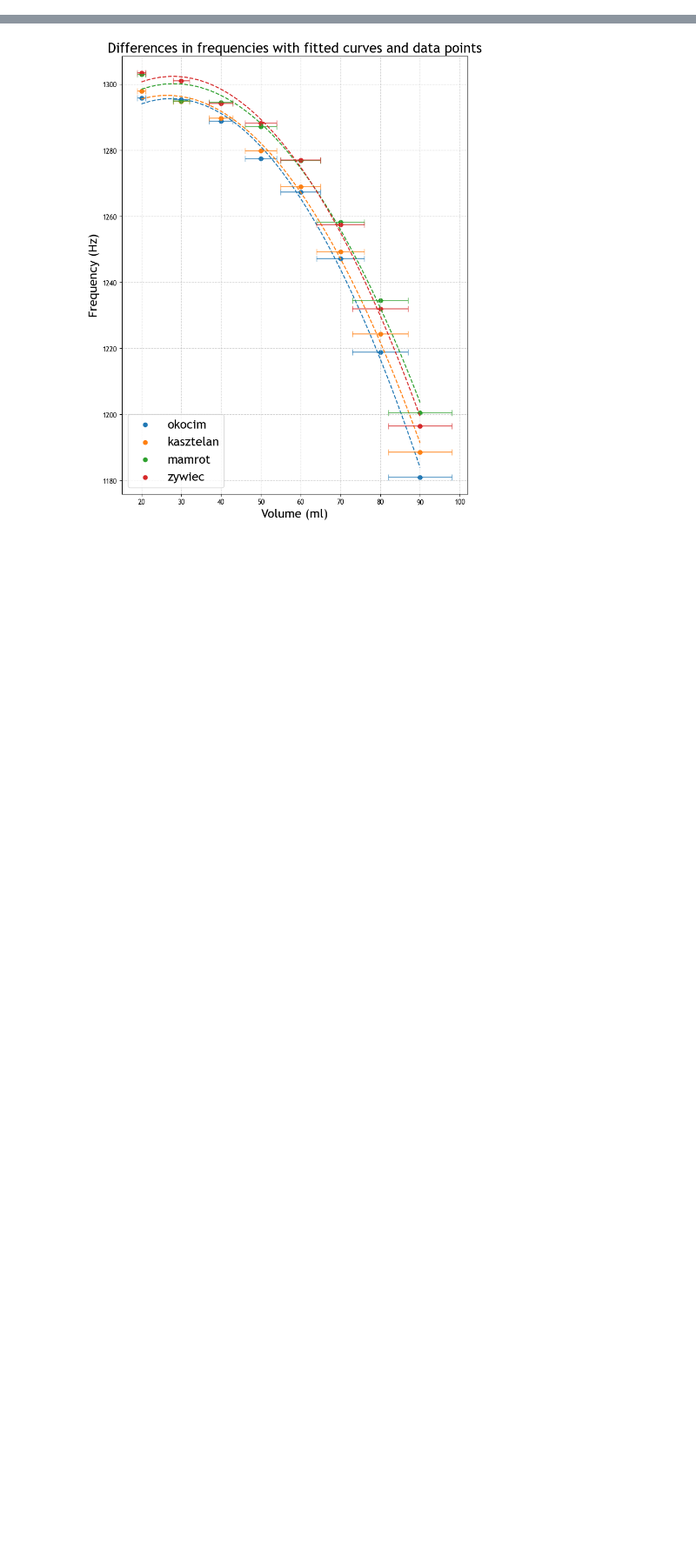
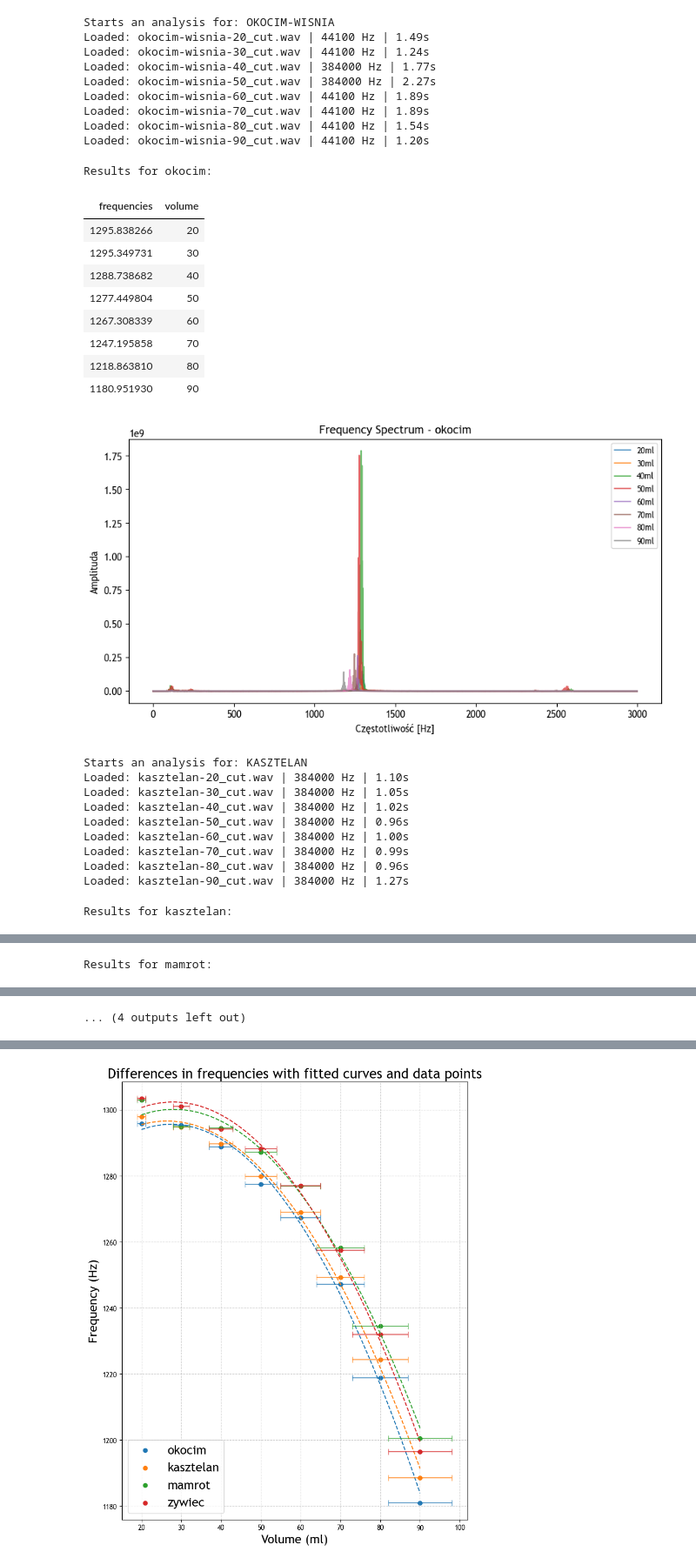
Before and after one commit to SecondGlanceFromAlice/Beer-hemian_Rhapsody, a Jupyter notebook: results_analysis.ipynb, the cells around one changed output, grey strips where cells are left out. Shown at 87% size. Saved outputs shown, nothing was run; the diff lists cells and outputs as text; code cells hidden in the pictures; blank space fills up the shorter version.

```diff
--- a/results_analysis.ipynb
+++ b/results_analysis.ipynb
@@ -209,0 +11,12 @@ else:
+# %%
+import os
+import numpy as np
+import matplotlib.pyplot as plt
+
+from IPython.display import display
+from functions import load_all, dominant_frequencies, plot_spectrum
+
+NOTEBOOK_DIR = os.path.join(os.getcwd(), "DIR")
+beer_folders = [d for d in os.listdir(NOTEBOOK_DIR) if os.path.isdir(os.path.join(NOTEBOOK_DIR, d))]
+
+print(f"Found beer's folders: {beer_folders}\n" + "-"*40)
@@ -209,0 +30,50 @@ else:
+# %%
+
+all_results = []
+
+for beer in beer_folders:
+    print(f"\nStarts an analysis for: {beer.upper()}")
+    folder_path = os.path.join(NOTEBOOK_DIR, beer)
+
+    recordings = load_all(folder_path)
+
+    if not recordings:
+        print(f"Skipped {beer} - no audio files found.")
+        continue
+
+    beer_res, fft_data = dominant_frequencies(recordings)
+
+    all_results.append(beer_res)
+    display(beer_res.drop(columns='Beer').style.hide(axis='index').set_caption(f"Results for {beer_res['Beer'].iloc[0]}:"))
+    plot_spectrum(fft_data, beer_res)
+# %% [output]
+Starts an analysis for: OKOCIM-WISNIA
+Loaded: okocim-wisnia-20_cut.wav | 44100 Hz | 1.49s
+Loaded: okocim-wisnia-30_cut.wav | 44100 Hz | 1.24s
+Loaded: okocim-wisnia-40_cut.wav | 384000 Hz | 1.77s
+Loaded: okocim-wisnia-50_cut.wav | 384000 Hz | 2.27s
+Loaded: okocim-wisnia-60_cut.wav | 44100 Hz | 1.89s
+Loaded: okocim-wisnia-70_cut.wav | 44100 Hz | 1.89s
+Loaded: okocim-wisnia-80_cut.wav | 44100 Hz | 1.54s
+Loaded: okocim-wisnia-90_cut.wav | 44100 Hz | 1.20s
+Results for okocim:
+| frequencies | volume |
+| 1295.838266 | 20 |
+| 1295.349731 | 30 |
+| 1288.738682 | 40 |
+| 1277.449804 | 50 |
+| 1267.308339 | 60 |
+| 1247.195858 | 70 |
+| 1218.863810 | 80 |
+| 1180.951930 | 90 |
+[figure, added]
+Starts an analysis for: KASZTELAN
+Loaded: kasztelan-20_cut.wav | 384000 Hz | 1.10s
+Loaded: kasztelan-30_cut.wav | 384000 Hz | 1.05s
+Loaded: kasztelan-40_cut.wav | 384000 Hz | 1.02s
+Loaded: kasztelan-50_cut.wav | 384000 Hz | 0.96s
+Loaded: kasztelan-60_cut.wav | 384000 Hz | 1.00s
+Loaded: kasztelan-70_cut.wav | 384000 Hz | 0.99s
+Loaded: kasztelan-80_cut.wav | 384000 Hz | 0.96s
+Loaded: kasztelan-90_cut.wav | 384000 Hz | 1.27s
+Results for kasztelan:
@@ -209,0 +99 @@ else:
+Results for mamrot:
@@ -209,0 +110 @@ else:
+... (4 outputs left out)
```
Also changed, not shown: parts of 22 cells of this notebook, 1 other file.
